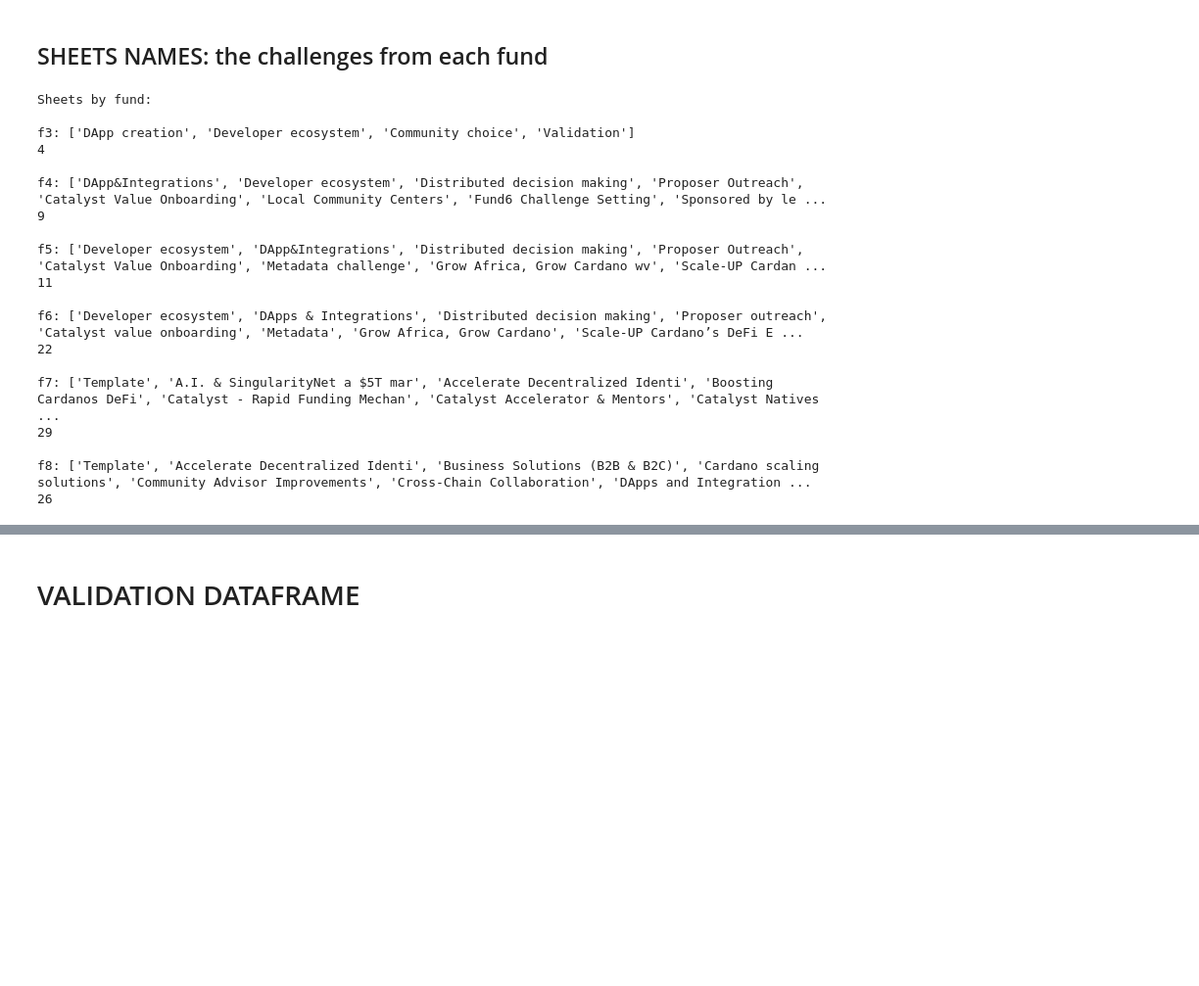
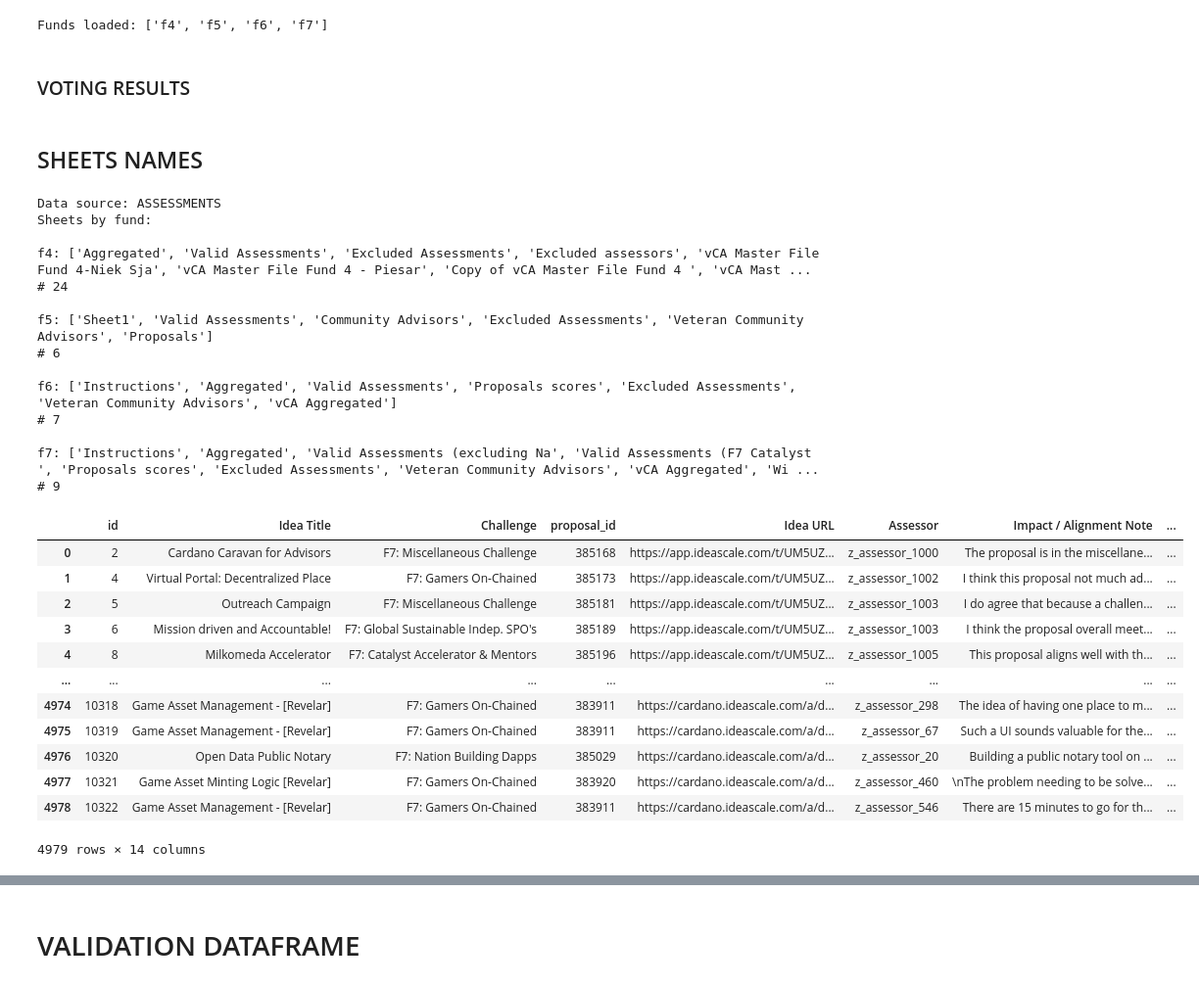
Before and after one commit to jbmattos/CatalystReport, a Jupyter notebook: data_setup.ipynb, the cells around one changed output, grey strips where cells are left out. Shown at 98% size. Cells and saved outputs as stored; diff of their text form; code cells hidden in the pictures; blank space fills up the shorter version.

Commit message:
added assessments data and cls

```diff
--- a/data_setup.ipynb
+++ b/data_setup.ipynb
@@ -10,13 +6,0 @@ from catalyst_votingresults import CatalystVotingResults
-# %%
-path = "/home/julianabmattos/GitRepositories/CatalystReport/data/datafiles_votingresults/"
-funds = ['f3','f4','f5','f6','f7','f8']
-files = ["Fund3 Voting results.xlsx",
-         "Fund4 Voting results.xlsx",
-         "Fund5 Voting results.xlsx",
-         "Fund6 Voting results.xlsx",
-         "Fund7 Voting results.xlsx",
-         "Fund8 Voting results.xlsx"]
-dbs_from_xls = {}
-for f, file in zip(funds, files):
-    dbs_from_xls[f] = pd.ExcelFile(path+file)
-print('Funds loaded: {}'.format(list(dbs_from_xls.keys())))
@@ -24,0 +16,19 @@ Funds loaded: ['f3', 'f4', 'f5', 'f6', 'f7', 'f8']
+# %%
+PATH = "/home/julianabmattos/GitRepositories/CatalystReport/data/datafiles_assessments/"
+TYPE = "ASSESSMENTS"
+FUNDS_FILES = {
+    # "f3": PATH+"Fund3 Voting results.xlsx",
+    "f4": PATH+"Final_vCA Aggregated - fund4.xlsx",
+    "f5": PATH+"vCA Aggregated - Fund 5.xlsx",
+    "f6": PATH+"vCA Aggregated - Fund 6.xlsx",
+    "f7": PATH+"vCA Aggregated - Fund 7.xlsx",
+    # "f8": PATH+"vCA Aggregated - Fund 5.xlsx"
+}
+dbs_from_xls = {}
+for f, file in FUNDS_FILES.items():
+    dbs_from_xls[f] = pd.ExcelFile(file)
+print('Funds loaded: {}'.format(list(dbs_from_xls.keys())))
+# %% [output]
+Funds loaded: ['f4', 'f5', 'f6', 'f7']
+# %% [markdown]
+### VOTING RESULTS
@@ -25,30 +49,42 @@ Funds loaded: ['f3', 'f4', 'f5', 'f6', 'f7', 'f8']
 # %% [markdown]
-## SHEETS NAMES: the challenges from each fund
+## SHEETS NAMES
 # %%
 sheets = {}
+print("Data source: {}".format(TYPE))
 print('Sheets by fund:\n')
 for f, xls in dbs_from_xls.items():
     sheets[f] = list(dbs_from_xls[f].sheet_names)
     print("{}: {}".format(f, sheets[f]))
-    print(len(sheets[f]))
+    print('#',len(sheets[f]))
     print()
 # %% [output]
+Data source: ASSESSMENTS
 Sheets by fund:
 
-f3: ['DApp creation', 'Developer ecosystem', 'Community choice', 'Validation']
-4
+f4: ['Aggregated', 'Valid Assessments', 'Excluded Assessments', 'Excluded assessors', 'vCA Master File Fund 4-Niek Sja', 'vCA Master File Fund 4 - Piesar', 'Copy of vCA Master File Fund 4 ', 'vCA Mast ...
+# 24
 
-f4: ['DApp&Integrations', 'Developer ecosystem', 'Distributed decision making', 'Proposer Outreach', 'Catalyst Value Onboarding', 'Local Community Centers', 'Fund6 Challenge Setting', 'Sponsored by le ...
-9
+f5: ['Sheet1', 'Valid Assessments', 'Community Advisors', 'Excluded Assessments', 'Veteran Community Advisors', 'Proposals']
+# 6
 
-f5: ['Developer ecosystem', 'DApp&Integrations', 'Distributed decision making', 'Proposer Outreach', 'Catalyst Value Onboarding', 'Metadata challenge', 'Grow Africa, Grow Cardano wv', 'Scale-UP Cardan ...
-11
+f6: ['Instructions', 'Aggregated', 'Valid Assessments', 'Proposals scores', 'Excluded Assessments', 'Veteran Community Advisors', 'vCA Aggregated']
+# 7
 
-f6: ['Developer ecosystem', 'DApps & Integrations', 'Distributed decision making', 'Proposer outreach', 'Catalyst value onboarding', 'Metadata', 'Grow Africa, Grow Cardano', 'Scale-UP Cardano’s DeFi E ...
-22
-
-f7: ['Template', 'A.I. & SingularityNet a $5T mar', 'Accelerate Decentralized Identi', 'Boosting Cardanos DeFi', 'Catalyst - Rapid Funding Mechan', 'Catalyst Accelerator & Mentors', 'Catalyst Natives  ...
-29
-
-f8: ['Template', 'Accelerate Decentralized Identi', 'Business Solutions (B2B & B2C)', 'Cardano scaling solutions', 'Community Advisor Improvements', 'Cross-Chain Collaboration', 'DApps and Integration ...
-26
+f7: ['Instructions', 'Aggregated', 'Valid Assessments (excluding Na', 'Valid Assessments (F7 Catalyst ', 'Proposals scores', 'Excluded Assessments', 'Veteran Community Advisors', 'vCA Aggregated', 'Wi ...
+# 9
+# %%
+dbs_from_xls['f7'].parse(sheet_name='Valid Assessments (excluding Na')
+# %% [output]
+|  | id | Idea Title | Challenge | proposal_id | Idea URL | Assessor | Impact / Alignment Note | ... |
+| 0 | 2 | Cardano Caravan for Advisors | F7: Miscellaneous Challenge | 385168 | https://app.ideascale.com/t/UM5UZ... | z_assessor_1000 | The proposal is in the miscellane... | ... |
+| 1 | 4 | Virtual Portal: Decentralized Place | F7: Gamers On-Chained | 385173 | https://app.ideascale.com/t/UM5UZ... | z_assessor_1002 | I think this proposal not much ad... | ... |
+| 2 | 5 | Outreach Campaign | F7: Miscellaneous Challenge | 385181 | https://app.ideascale.com/t/UM5UZ... | z_assessor_1003 | I do agree that because a challen... | ... |
+| 3 | 6 | Mission driven and Accountable! | F7: Global Sustainable Indep. SPO's | 385189 | https://app.ideascale.com/t/UM5UZ... | z_assessor_1003 | I think the proposal overall meet... | ... |
+| 4 | 8 | Milkomeda Accelerator | F7: Catalyst Accelerator & Mentors | 385196 | https://app.ideascale.com/t/UM5UZ... | z_assessor_1005 | This proposal aligns well with th... | ... |
+| ... | ... | ... | ... | ... | ... | ... | ... | ... |
+| 4974 | 10318 | Game Asset Management - [Revelar] | F7: Gamers On-Chained | 383911 | https://cardano.ideascale.com/a/d... | z_assessor_298 | The idea of having one place to m... | ... |
+| 4975 | 10319 | Game Asset Management - [Revelar] | F7: Gamers On-Chained | 383911 | https://cardano.ideascale.com/a/d... | z_assessor_67 | Such a UI sounds valuable for the... | ... |
+| 4976 | 10320 | Open Data Public Notary | F7: Nation Building Dapps | 385029 | https://cardano.ideascale.com/a/d... | z_assessor_20 | Building a public notary tool on ... | ... |
+| 4977 | 10321 | Game Asset Minting Logic [Revelar] | F7: Gamers On-Chained | 383920 | https://cardano.ideascale.com/a/d... | z_assessor_460 | \nThe problem needing to be solve... | ... |
+| 4978 | 10322 | Game Asset Management - [Revelar] | F7: Gamers On-Chained | 383911 | https://cardano.ideascale.com/a/d... | z_assessor_546 | There are 15 minutes to go for th... | ... |
+4979 rows × 14 columns
```
Also changed, not shown: parts of 20 cells of this notebook, 9 other files.
